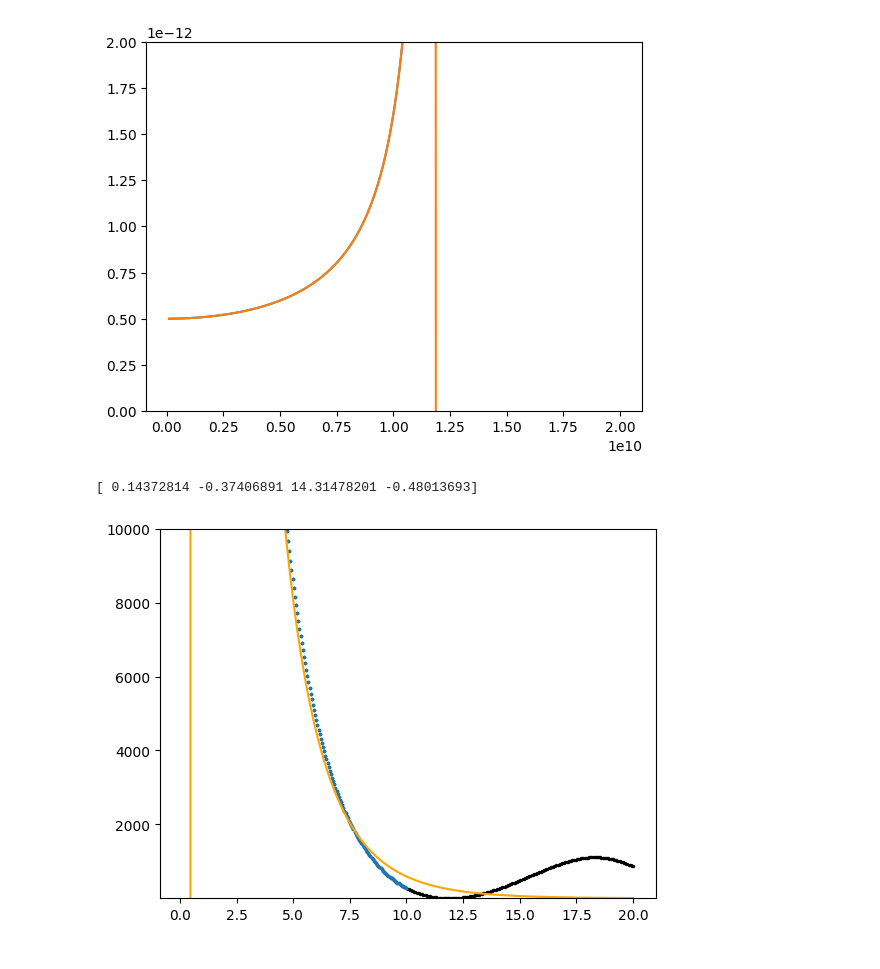
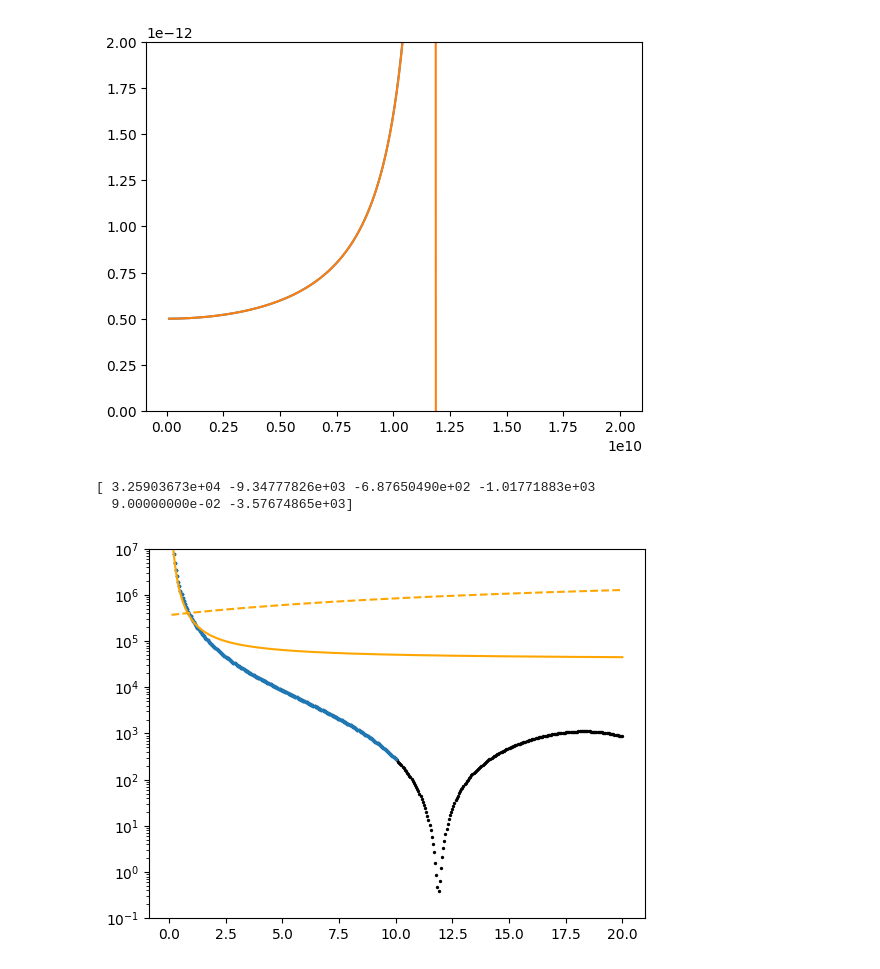
Before and after one commit to yn4k4nishi/Capacitor_RLC_Fitting, a Jupyter notebook: test.ipynb, the cells around one changed output. Saved outputs shown, nothing was run; the diff lists cells and outputs as text; code cells hidden in the pictures.

```diff
--- a/test.ipynb
+++ b/test.ipynb
@@ -53,32 +53,38 @@ plt.show()
 # %%
 from scipy.optimize import curve_fit
 
-def fitting_R(f, a, b, c, d):
-    return a * np.exp(b*f + c) / (f + d)
+def fitting_R(x, a, b, c, d, e, f):
+    # return a * np.exp(b*f + c) / (f + d)
     # return a * np.exp( np.tan(b*f + c) + d )
     # return a * np.sin( b*f ) / f
+    return a * np.exp( (b + c*x)/(d + f*x) )
 
-i = 20
+i = 0
 j = 200
 
-p0 = [1e-4, -0.3, 1, -1]
-popt, pcov = curve_fit(fitting_R, freq[i:j], R[i:j], p0=p0, maxfev=int(1e5))
+p0 = [ 3e4, -5e3, -5e2, -2e3, 9e-2, -1e2]
+popt, pcov = curve_fit(fitting_R, freq[i:j], R[i:j], p0=p0, maxfev=int(1e6))
 # popt, pcov = curve_fit(fitting_R, freq, R, maxfev=int(1e5))
 
 print(popt)
 
+# plt.subplot(211)
 plt.scatter(freq, R, s=2, c='black')
 plt.scatter(freq[i:j], R[i:j], s=3)
 plt.plot(freq, fitting_R(freq, *popt), c='orange')
-# plt.plot(freq, fitting_R(freq, *p0), c='orange')
+plt.plot(freq, fitting_R(freq, *p0), c='orange', linestyle='dashed')
+
+# plt.ylim(1e-1, 1e4)
+plt.ylim(1e-1, 1e7)
+plt.yscale('log')
+
+# plt.subplot(212)
 # plt.plot(freq, R - fitting_R(freq, *popt), c='green', linestyle='dashed')
-
-plt.ylim(1e-1, 1e4)
-# plt.ylim(1e-1, 1e7)
-# plt.yscale('log')
+# plt.ylim(-1e4, 1e4)
 
 plt.savefig('a.png')
 plt.show()
 # %% [output]
-[ 0.14372814 -0.37406891 14.31478201 -0.48013693]
+[ 3.25903673e+04 -9.34777826e+03 -6.87650490e+02 -1.01771883e+03
+  9.00000000e-02 -3.57674865e+03]
-[figure, old version]
+[figure, new version]
```
Also changed, not shown: 1 other file.
